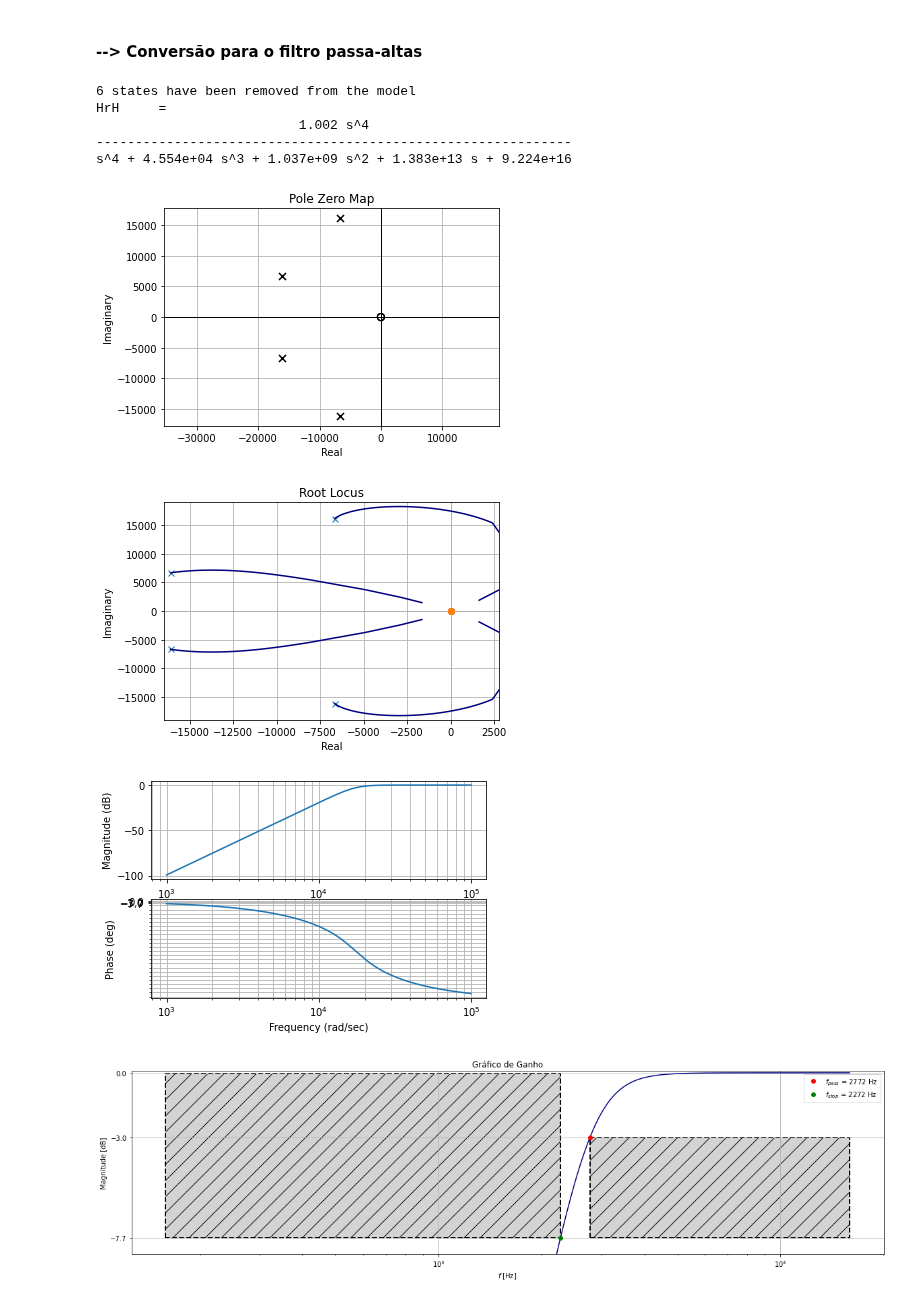
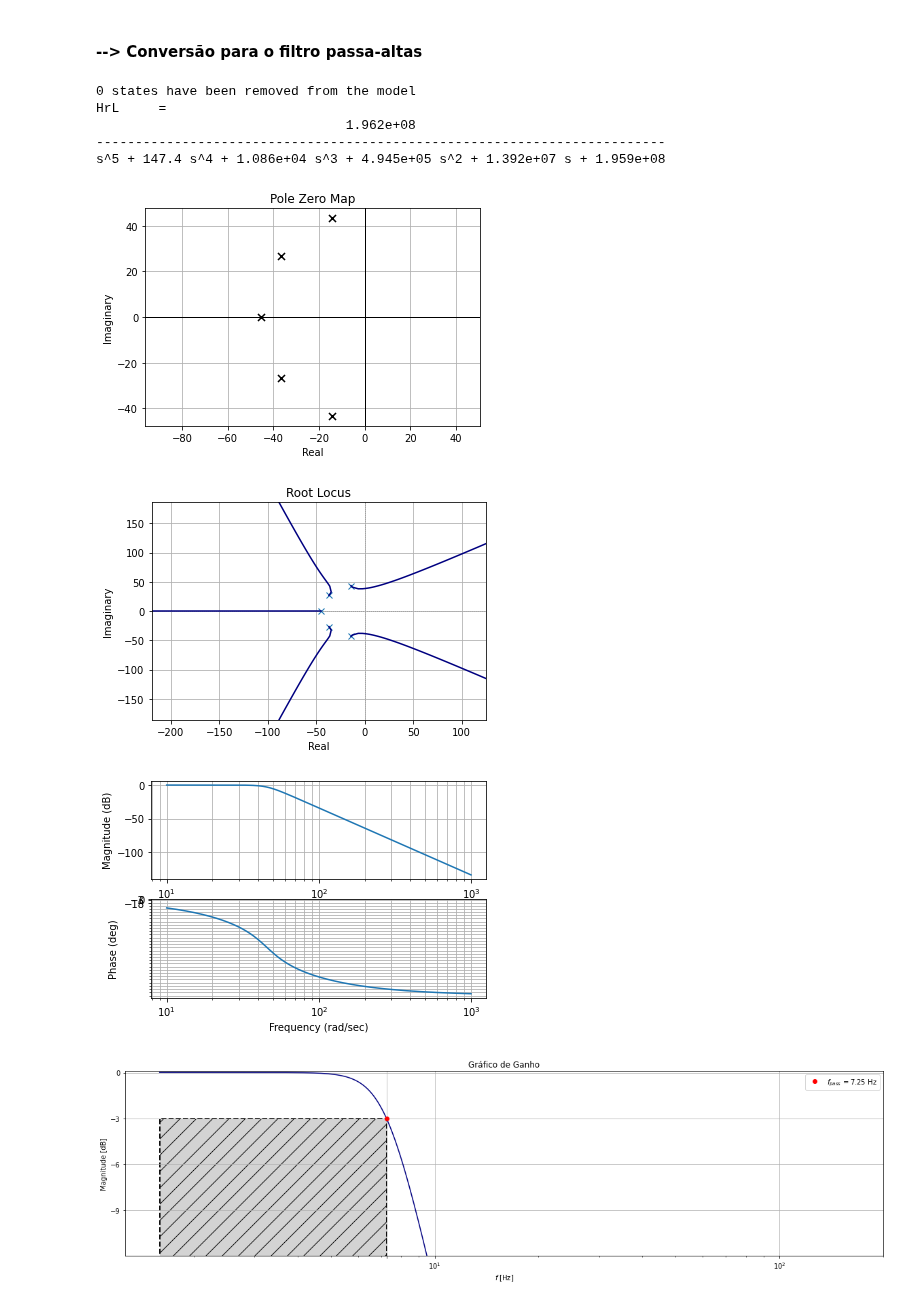
Before and after one commit to Widmark-Kaue/digital-signal-processing, a Jupyter notebook: avl3.ipynb, the cells around one changed output. Cells and saved outputs as stored; diff of their text form; code cells hidden in the pictures.

```diff
--- a/avl3.ipynb
+++ b/avl3.ipynb
@@ -266,61 +200,61 @@ astop   = -7.699dB
 # %%
 # Função de transferência
 s = m.tf('s')
-HrH = m.minreal(H(omega0PA/s))
-print(f'HrH\t= {HrH}')
+HrL = m.minreal(H(s/omega0))
+print(f'HrL\t= {HrL}')
 
 # Pole zero map
-m.pzmap(HrH, 'b')
+m.pzmap(HrL, 'b')
 plt.grid()
 
 savefig(plt.gcf(), 'pzmapPA')
 plt.show()
 
 # Root-Locus
-m.rlocus(HrH, grid = False, plotstr = 'navy')
+m.rlocus(HrL, grid = False, plotstr = 'navy')
 plt.grid()
 
 savefig(plt.gcf(), 'rlocusPA')
 plt.show()
 
 # Diagrama de Bode
-mag, phase, omega = m.bode(HrH, plot = True, dB = True)
+mag, phase, omega = m.bode(HrL, plot = True, dB = True)
 magdB = 20*np.log10(mag)
-plt.yticks([0,-3,round(astopNew,2)])
+plt.yticks([0,-3,-18])
 savefig(plt.gcf(), 'bodePA')
 plt.show()
 
 magdB   = 20*np.log10(mag)
-freqPA  = omega/(2*np.pi)
-magdBf  = interp1d(freqPA,magdB)
+freqPB  = omega/(2*np.pi)
+magdBf  = interp1d(freqPB,magdB)
 
 with plt.rc_context({'figure.figsize':tam}):
 
-    plt.semilogx(freqPA, magdB, 'navy')
-    plt.fill_between([freqPA[0], fstopPA]   , [0, 0]        , [astopNew, astopNew]  ,  **param)
-    plt.fill_between([fpassPA, freqPA[-1]]  , [apass,apass] , [astopNew, astopNew]   ,  **param)
+    plt.semilogx(freqPB, magdB, 'navy')
+    plt.fill_between([freqPB[0], fpass]   , [-3, -3] , [-18, -18]  ,  **param)
 
-    plt.plot(fpassPA, magdBf(fpassPA),'ro', label = r'$f_{pass}$ = '+f'{round(fpassPA,2)} Hz')
-    plt.plot(fstopPA, magdBf(fstopPA),'go', label = r'$f_{stop}$ = '+f'{round(fstopPA,2)} Hz')
+    plt.plot(fpass, magdBf(fpass),'ro', label = r'$f_{pass}$ = '+f'{round(fpass,3)} Hz')
 
-    plt.yticks([0,-3,round(astopNew,2)])
-    plt.ylim([-(abs(astopNew)*1.1),0.1])
+    plt.yticks(np.arange(0,-12,-3))
+    plt.xticks([fpass, 10, 100])
+
+    plt.ylim([-12,0.1])
     plt.title('Gráfico de Ganho')
     plt.xlabel(r'$f$ [Hz]')
     plt.ylabel('Magnitude [dB]')
 
     plt.grid(axis = 'both')
     plt.legend()
 
     savefig(plt.gcf(), 'ganhoPA')
     plt.show()
 # %% [output]
-6 states have been removed from the model
-HrH     =
-                          1.002 s^4
--------------------------------------------------------------
-s^4 + 4.554e+04 s^3 + 1.037e+09 s^2 + 1.383e+13 s + 9.224e+16
+0 states have been removed from the model
+HrL     =
+                                1.962e+08
+-------------------------------------------------------------------------
+s^5 + 147.4 s^4 + 1.086e+04 s^3 + 4.945e+05 s^2 + 1.392e+07 s + 1.959e+08
-[figure, old version]
+[figure, new version]
-[figure, old version]
+[figure, new version]
-[figure, old version]
+[figure, new version]
-[figure, old version]
+[figure, new version]
```
Also changed, not shown: parts of 9 cells of this notebook.
